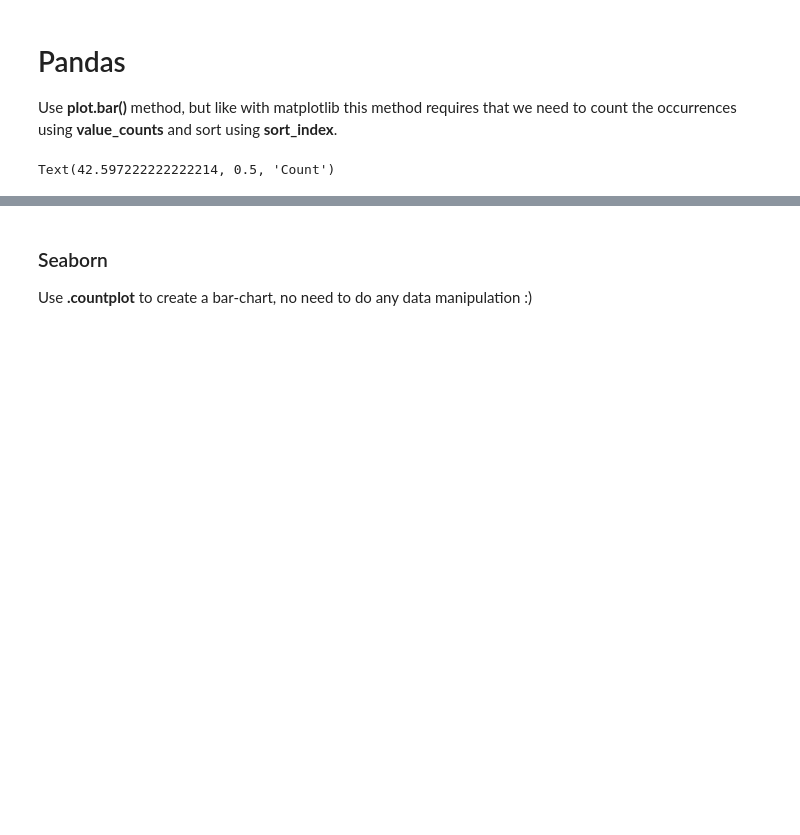
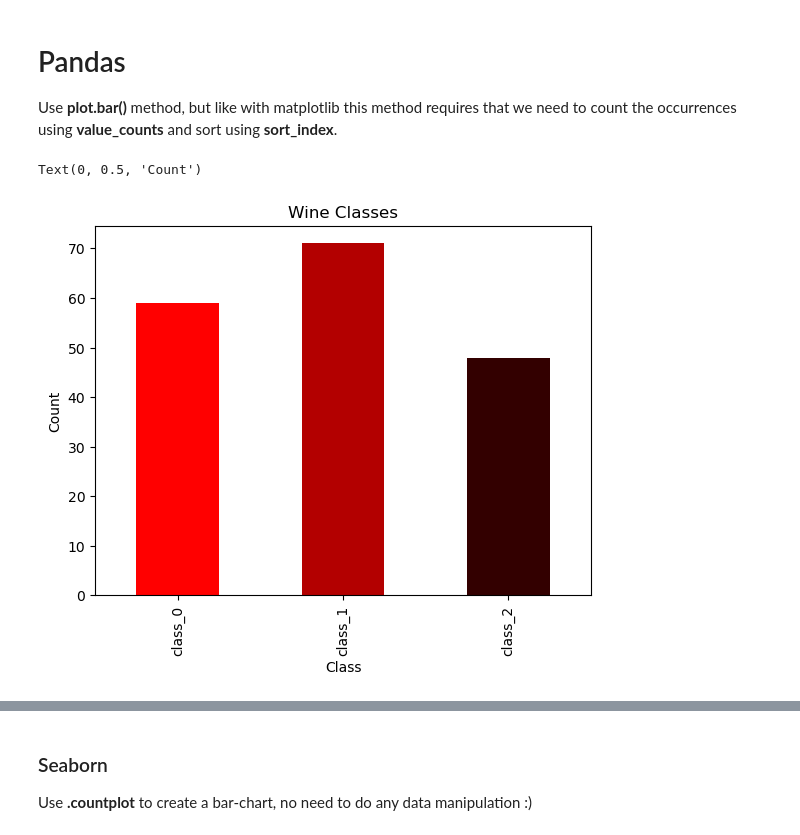
Before and after one commit to TLuter-252/data_viz_python_tutorial, a Jupyter notebook: Data_Viz_Tutorial.ipynb, the cells around one changed output, grey strips where cells are left out. Drawn from its saved outputs; the diff is of its cells as text; code cells hidden in the pictures; blank space fills up the shorter version.

```diff
--- a/Data_Viz_Tutorial.ipynb
+++ b/Data_Viz_Tutorial.ipynb
@@ -336,10 +336,11 @@ Text(0, 0.5, 'Count')
 # Pandas
 Use **plot.bar()** method, but like with matplotlib this method requires that we need to count the occurrences using **value_counts** and sort using **sort_index**.
 # %%
-
+wine_df['class'].value_counts().sort_index().plot.bar(color=['red', '#b30000', '#330000'])
 plt.title('Wine Classes')
 plt.xlabel('Class')
 plt.ylabel('Count')
 # %% [output]
-Text(42.597222222222214, 0.5, 'Count')
+Text(0, 0.5, 'Count')
+[figure, added]
 # %%
```
Also changed, not shown: parts of 16 cells of this notebook.
